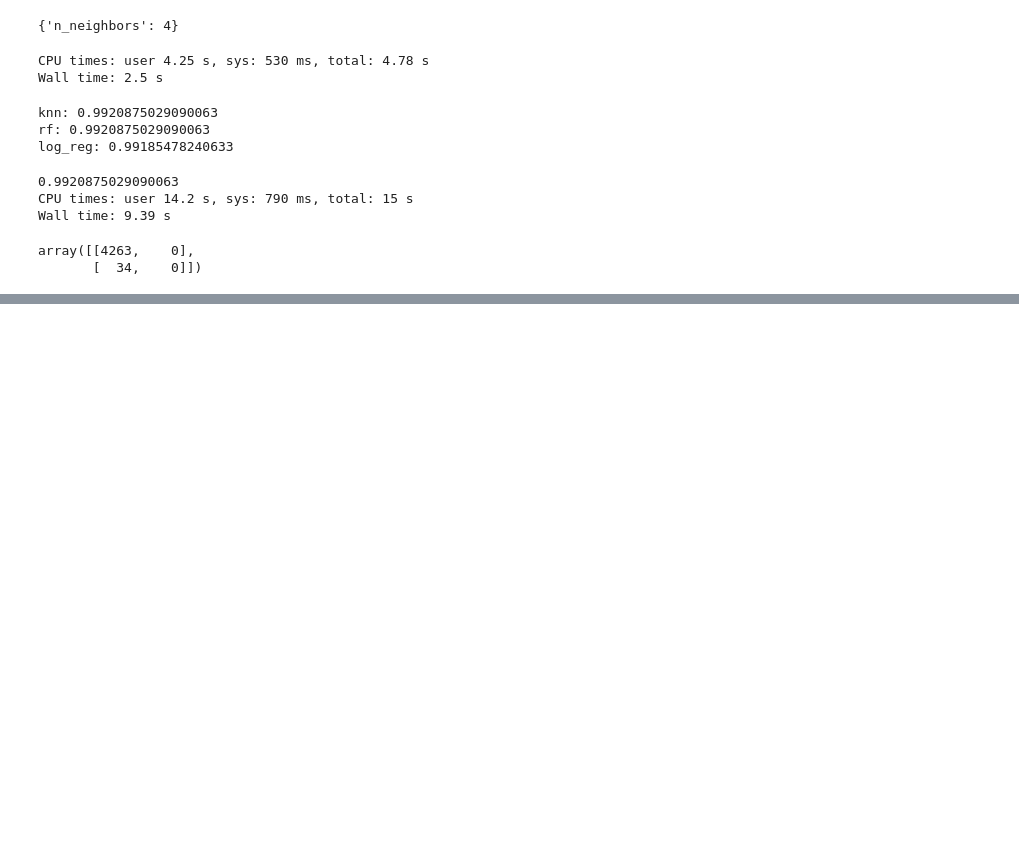
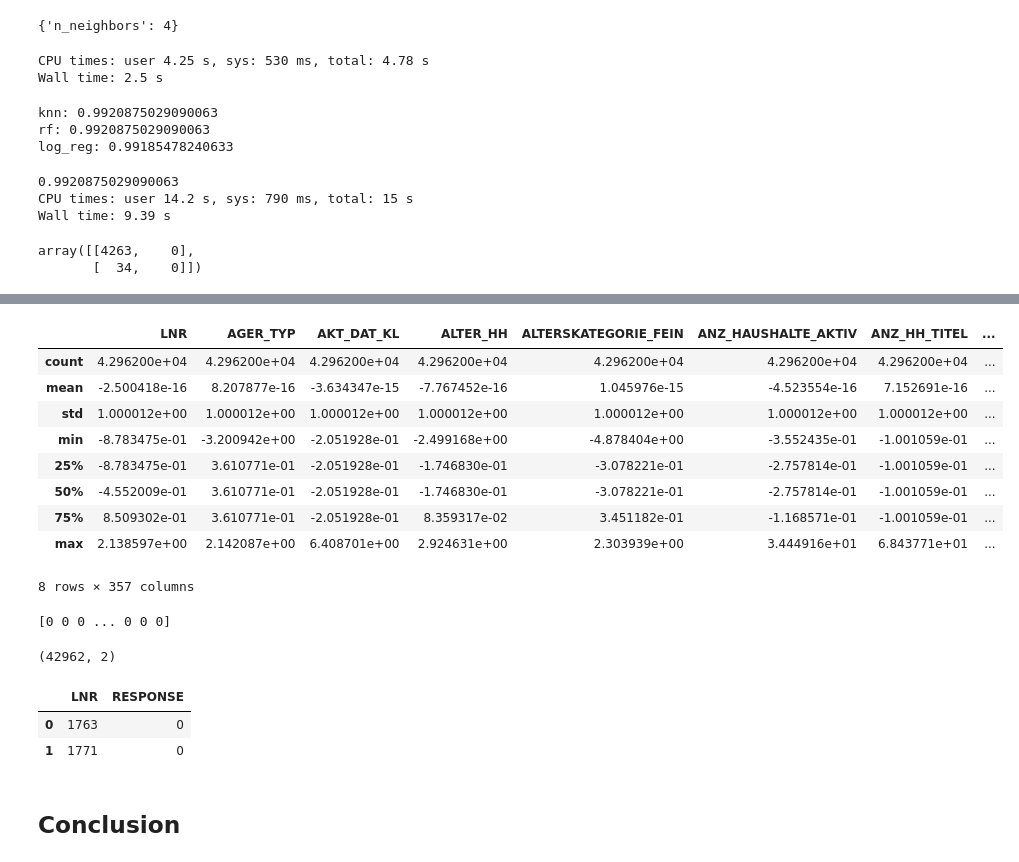
Before and after one commit to Joykareko/AWS-Udacity-Capstone-Project, a Jupyter notebook: Arvato_Project_Workbook.ipynb, the cells around one changed output, grey strips where cells are left out. Drawn from its saved outputs; the diff is of its cells as text; code cells hidden in the pictures; blank space fills up the shorter version.

```diff
--- a/Arvato_Project_Workbook.ipynb
+++ b/Arvato_Project_Workbook.ipynb
@@ -896,0 +925,2 @@ array([[4263,    0],
+# %%
+mailout_test = pd.read_csv('/content/Udacity_MAILOUT_052018_TRAIN.csv', sep=';')
@@ -896,0 +938,2 @@ array([[4263,    0],
+# %%
+newmailout_test=clean_data(mailout_test,attributes)
@@ -896,0 +959,13 @@ array([[4263,    0],
+# %%
+newmailout_test.describe()
+# %% [output]
+|  | LNR | AGER_TYP | AKT_DAT_KL | ALTER_HH | ALTERSKATEGORIE_FEIN | ANZ_HAUSHALTE_AKTIV | ANZ_HH_TITEL | ... |
+| count | 4.296200e+04 | 4.296200e+04 | 4.296200e+04 | 4.296200e+04 | 4.296200e+04 | 4.296200e+04 | 4.296200e+04 | ... |
+| mean | -2.500418e-16 | 8.207877e-16 | -3.634347e-15 | -7.767452e-16 | 1.045976e-15 | -4.523554e-16 | 7.152691e-16 | ... |
+| std | 1.000012e+00 | 1.000012e+00 | 1.000012e+00 | 1.000012e+00 | 1.000012e+00 | 1.000012e+00 | 1.000012e+00 | ... |
+| min | -8.783475e-01 | -3.200942e+00 | -2.051928e-01 | -2.499168e+00 | -4.878404e+00 | -3.552435e-01 | -1.001059e-01 | ... |
+| 25% | -8.783475e-01 | 3.610771e-01 | -2.051928e-01 | -1.746830e-01 | -3.078221e-01 | -2.757814e-01 | -1.001059e-01 | ... |
+| 50% | -4.552009e-01 | 3.610771e-01 | -2.051928e-01 | -1.746830e-01 | -3.078221e-01 | -2.757814e-01 | -1.001059e-01 | ... |
+| 75% | 8.509302e-01 | 3.610771e-01 | -2.051928e-01 | 8.359317e-02 | 3.451182e-01 | -1.168571e-01 | -1.001059e-01 | ... |
+| max | 2.138597e+00 | 2.142087e+00 | 6.408701e+00 | 2.924631e+00 | 2.303939e+00 | 3.444916e+01 | 6.843771e+01 | ... |
+8 rows × 357 columns
@@ -896,0 +976,4 @@ array([[4263,    0],
+# %%
+print(kaggle_predict)
+# %% [output]
+[0 0 0 ... 0 0 0]
@@ -896,0 +986,10 @@ array([[4263,    0],
+# %%
+submission_kaggle.shape
+# %% [output]
+(42962, 2)
+# %%
+submission_kaggle.head(2)
+# %% [output]
+|  | LNR | RESPONSE |
+| 0 | 1763 | 0 |
+| 1 | 1771 | 0 |
@@ -896,0 +998,2 @@ array([[4263,    0],
+# %% [markdown]
+## Conclusion
```
Also changed, not shown: parts of 17 cells of this notebook.
